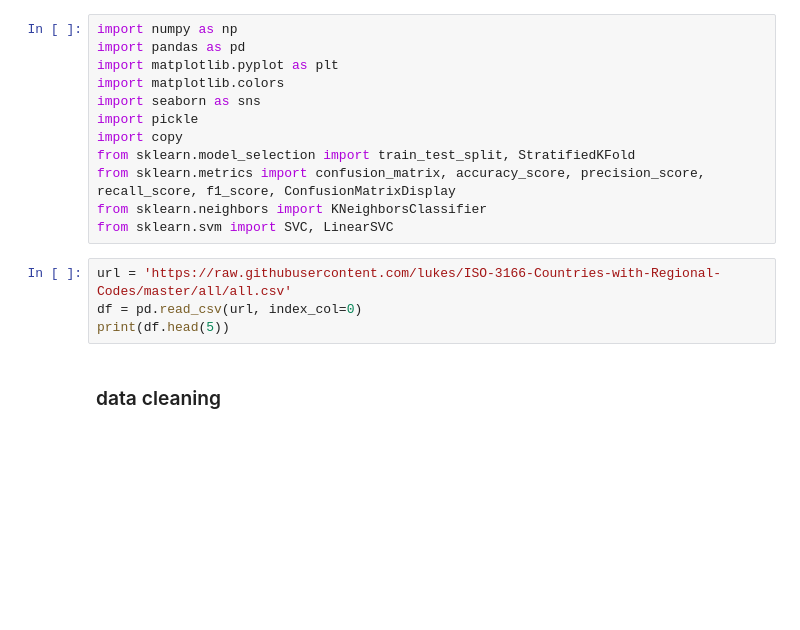
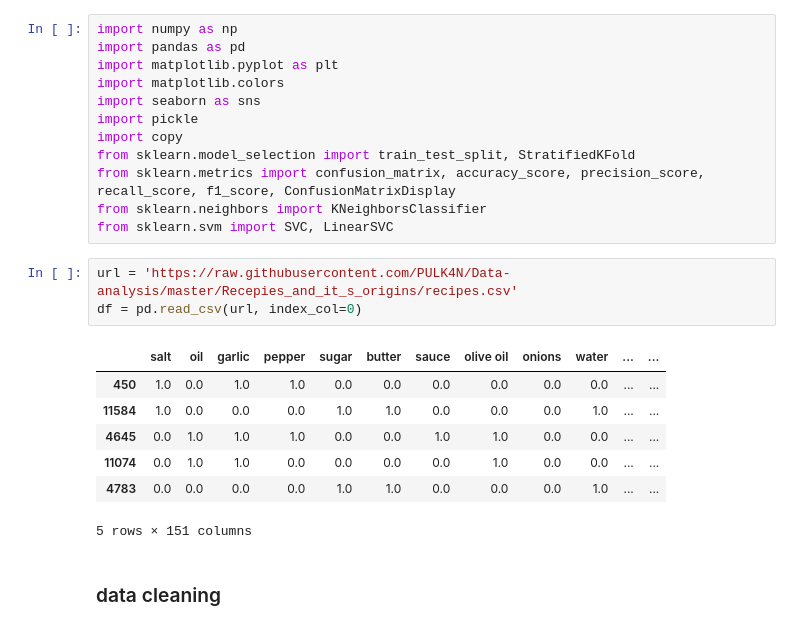
Before and after one commit to PULK4N/Data-analysis, a Jupyter notebook: Recepies_and_it_s_origins/Nikola Pupovac Z2.ipynb, the cells around one changed output. Drawn from its saved outputs; the diff is of its cells as text; blank space fills up the shorter version.

```diff
--- a/Recepies_and_it_s_origins/Nikola Pupovac Z2.ipynb
+++ b/Recepies_and_it_s_origins/Nikola Pupovac Z2.ipynb
@@ -11,9 +11,16 @@ from sklearn.metrics import confusion_matrix, accuracy_score, precision_score, r
 from sklearn.neighbors import KNeighborsClassifier
 from sklearn.svm import SVC, LinearSVC
 # %%
-url = 'https://raw.githubusercontent.com/lukes/ISO-3166-Countries-with-Regional-Codes/master/all/all.csv'
+url = 'https://raw.githubusercontent.com/PULK4N/Data-analysis/master/Recepies_and_it_s_origins/recipes.csv'
 df = pd.read_csv(url, index_col=0)
-print(df.head(5))
+# %% [output]
+|  | salt | oil | garlic | pepper | sugar | butter | sauce | olive oil | onions | water | ... | ... |
+| 450 | 1.0 | 0.0 | 1.0 | 1.0 | 0.0 | 0.0 | 0.0 | 0.0 | 0.0 | 0.0 | ... | ... |
+| 11584 | 1.0 | 0.0 | 0.0 | 0.0 | 1.0 | 1.0 | 0.0 | 0.0 | 0.0 | 1.0 | ... | ... |
+| 4645 | 0.0 | 1.0 | 1.0 | 1.0 | 0.0 | 0.0 | 1.0 | 1.0 | 0.0 | 0.0 | ... | ... |
+| 11074 | 0.0 | 1.0 | 1.0 | 0.0 | 0.0 | 0.0 | 0.0 | 1.0 | 0.0 | 0.0 | ... | ... |
+| 4783 | 0.0 | 0.0 | 0.0 | 0.0 | 1.0 | 1.0 | 0.0 | 0.0 | 0.0 | 1.0 | ... | ... |
+5 rows × 151 columns
 # %% [markdown]
 ### data cleaning
 # %%
```
